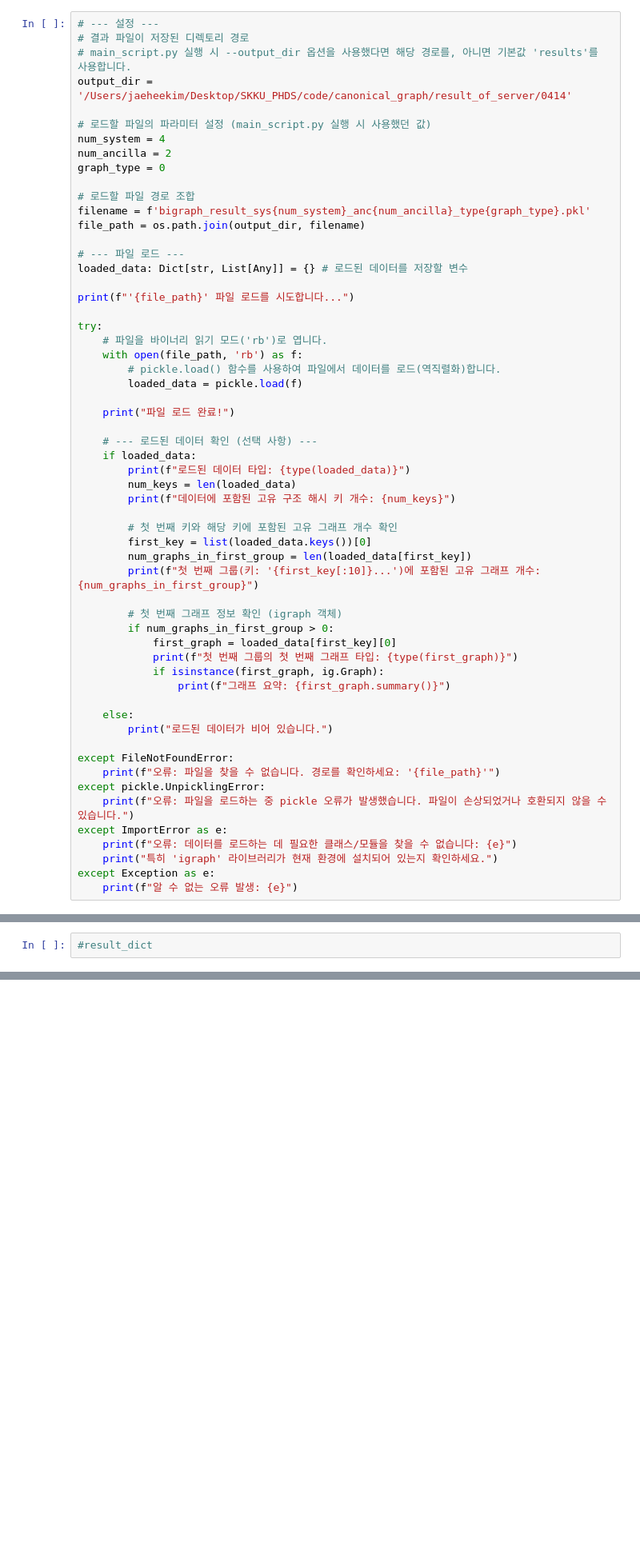
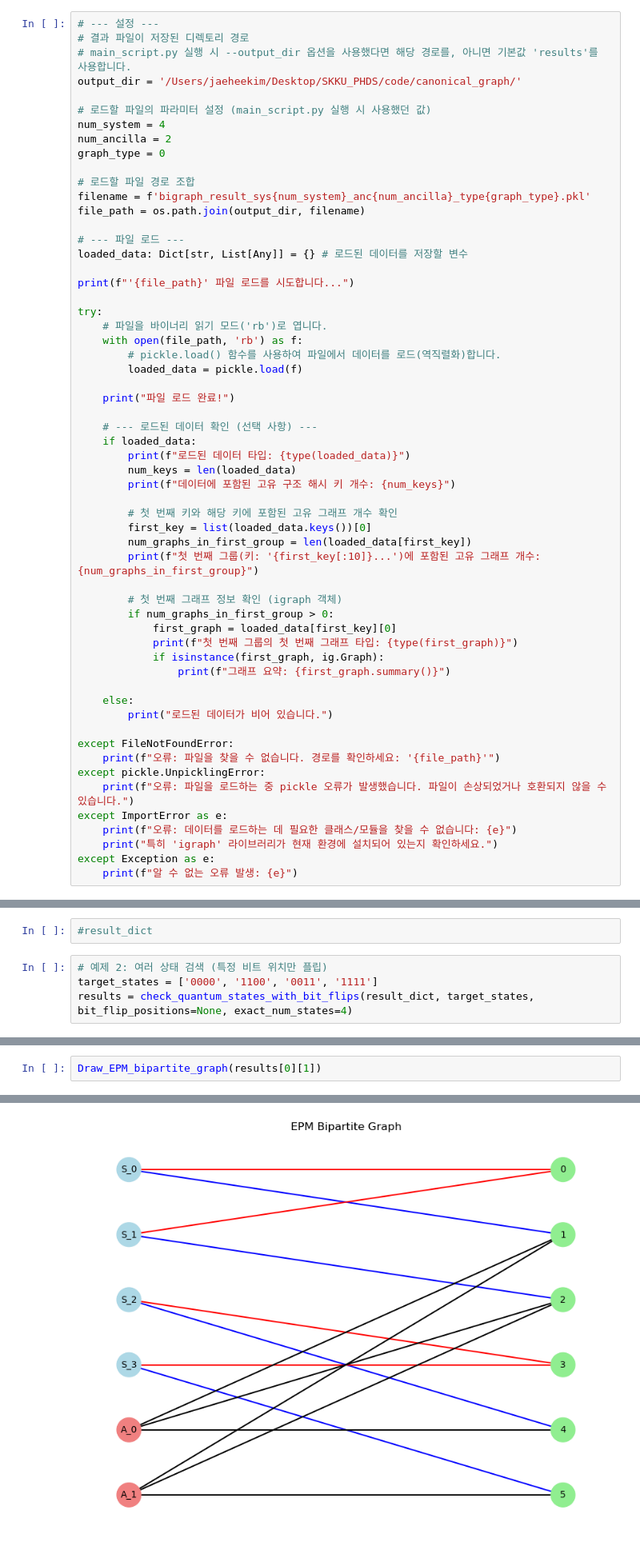
Before and after one commit to KIMJAEHEE0821/LQN_v2, a Jupyter notebook: improved_code_using_gemini/load_results.ipynb, the cells around one changed output, grey strips where cells are left out. Shown: that part at 80% size. Drawn from its saved outputs; the diff is of its cells as text; blank space fills up the shorter version.

Commit message:
add ipynb file : load_results

```diff
--- a/improved_code_using_gemini/load_results.ipynb
+++ b/improved_code_using_gemini/load_results.ipynb
@@ -19,7 +21,7 @@ from quantum_state_analysis import *
 # --- 설정 ---
 # 결과 파일이 저장된 디렉토리 경로
 # main_script.py 실행 시 --output_dir 옵션을 사용했다면 해당 경로를, 아니면 기본값 'results'를 사용합니다.
-output_dir = '/Users/jaeheekim/Desktop/SKKU_PHDS/code/canonical_graph/result_of_server/0414'
+output_dir = '/Users/jaeheekim/Desktop/SKKU_PHDS/code/canonical_graph/'
 
 # 로드할 파일의 파라미터 설정 (main_script.py 실행 시 사용했던 값)
 num_system = 4
@@ -96,2 +120,6 @@ NameError: name 'process_graph_dict' is not defined
 # %%
 #result_dict
+# %%
+# 예제 2: 여러 상태 검색 (특정 비트 위치만 플립)
+target_states = ['0000', '1100', '0011', '1111']
+results = check_quantum_states_with_bit_flips(result_dict, target_states, bit_flip_positions=None, exact_num_states=4)
@@ -97,0 +150,3 @@ NameError: name 'process_graph_dict' is not defined
+# %%
+Draw_EPM_bipartite_graph(results[0][1])
+# %% [output]
@@ -97,0 +155 @@ NameError: name 'process_graph_dict' is not defined
+[figure, added]
```
Also changed, not shown: parts of 7 cells of this notebook, 9 other files.
